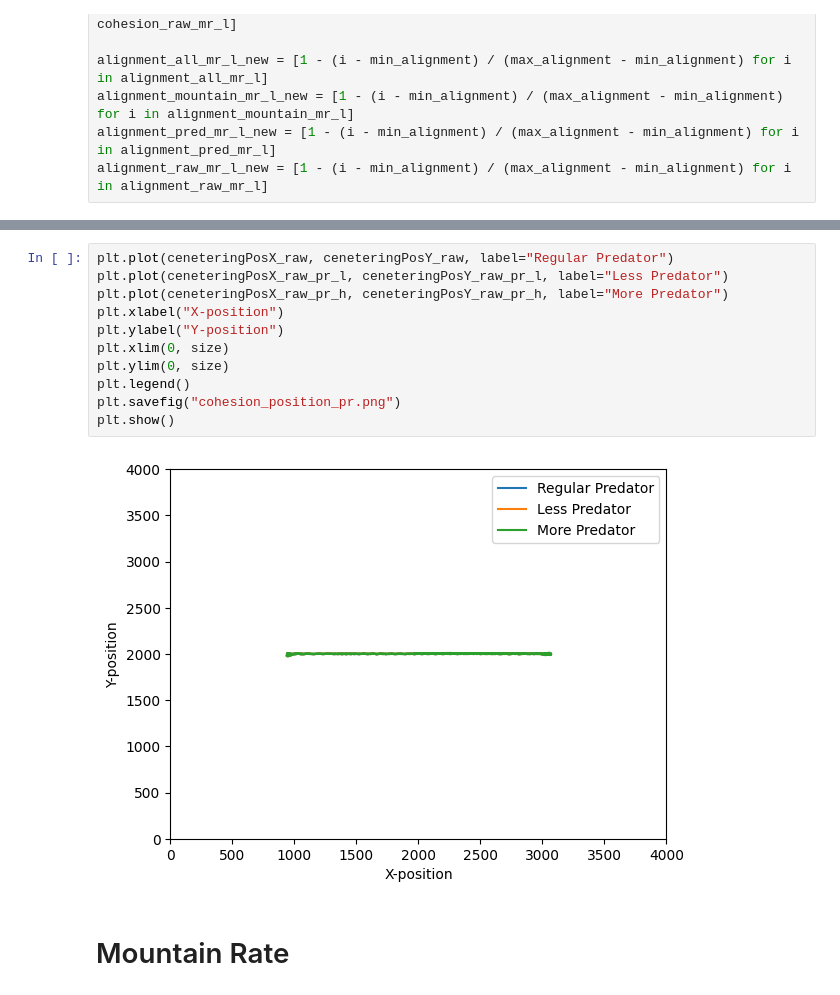
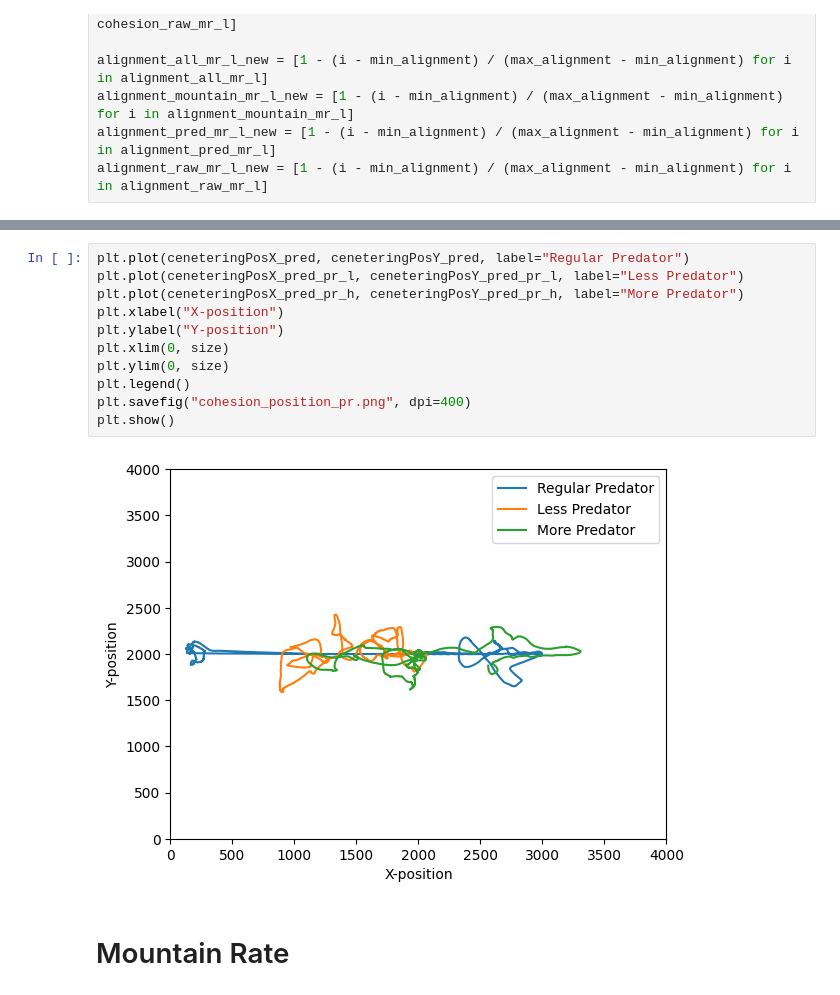
Before and after one commit to ShengyuanWang/ABM-based-Boid-Model, a Jupyter notebook: main.ipynb, the cells around one changed output, grey strips where cells are left out. Drawn from its saved outputs; the diff is of its cells as text.

```diff
--- a/main.ipynb
+++ b/main.ipynb
@@ -429,18 +541,18 @@ plt.show()
 # %% [output]
 [figure]
 # %%
-plt.plot(ceneteringPosX_raw, ceneteringPosY_raw, label="Regular Predator")
-plt.plot(ceneteringPosX_raw_pr_l, ceneteringPosY_raw_pr_l, label="Less Predator")
-plt.plot(ceneteringPosX_raw_pr_h, ceneteringPosY_raw_pr_h, label="More Predator")
+plt.plot(ceneteringPosX_pred, ceneteringPosY_pred, label="Regular Predator")
+plt.plot(ceneteringPosX_pred_pr_l, ceneteringPosY_pred_pr_l, label="Less Predator")
+plt.plot(ceneteringPosX_pred_pr_h, ceneteringPosY_pred_pr_h, label="More Predator")
 plt.xlabel("X-position")
 plt.ylabel("Y-position")
 plt.xlim(0, size)
 plt.ylim(0, size)
 plt.legend()
-plt.savefig("cohesion_position_pr.png")
+plt.savefig("cohesion_position_pr.png", dpi=400)
 plt.show()
 # %% [output]
-[figure, old version]
+[figure, new version]
 # %% [markdown]
 # Mountain Rate
 # %%
```
Also changed, not shown: parts of 29 cells of this notebook.
